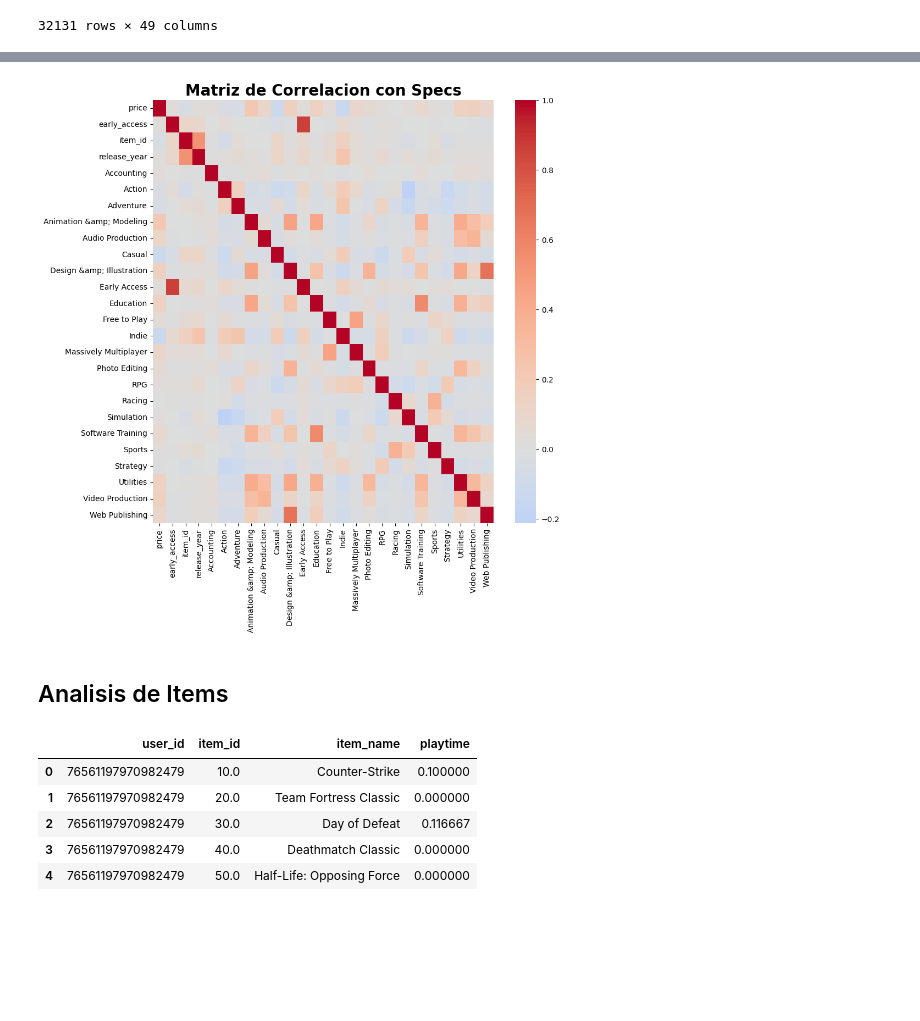
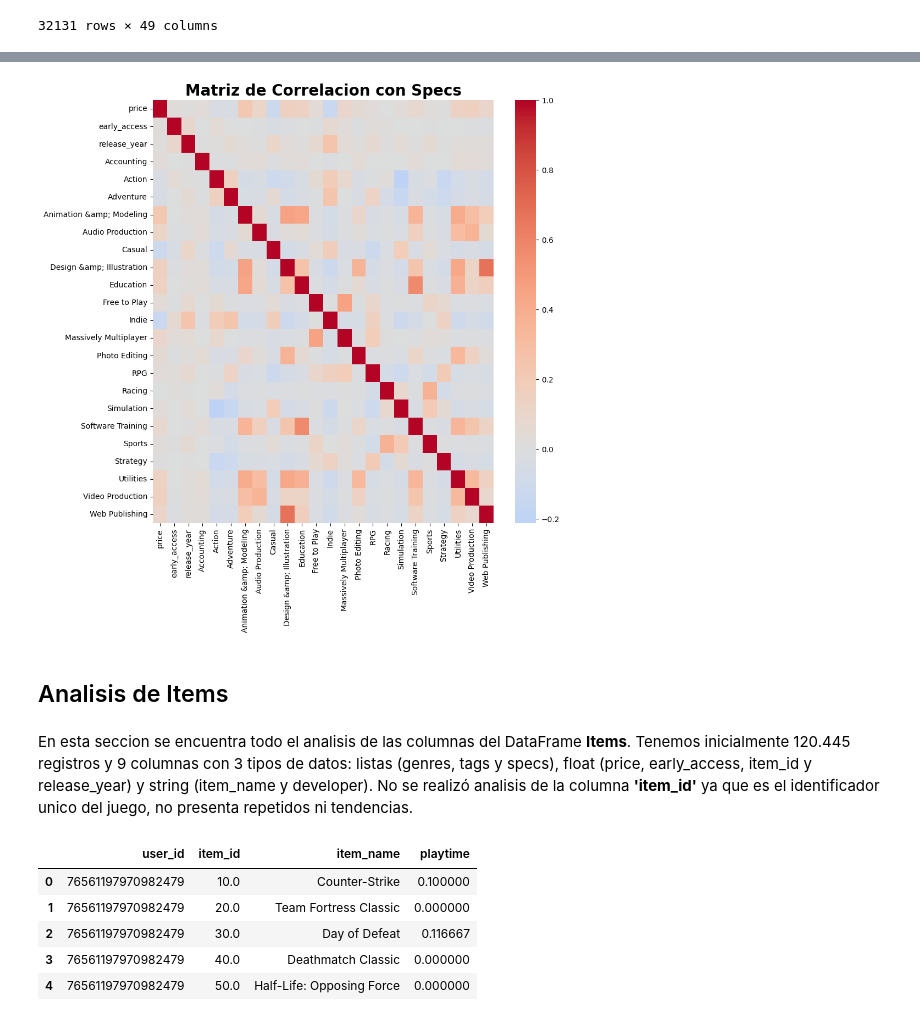
Before and after one commit to carocardenas0699/PI-Machine-Learning, a Jupyter notebook: EDA.ipynb, the cells around one changed output, grey strips where cells are left out. Cells and saved outputs as stored; diff of their text form; code cells hidden in the pictures; blank space fills up the shorter version.

```diff
--- a/EDA.ipynb
+++ b/EDA.ipynb
@@ -548,3 +708,5 @@ games_specs
 | 120443 | [Casual, Indie] | EXIT 2 - Directions | [Indie, Casual, Puzzle, Singlepla... | [Single-player, Steam Achievement... | 4.99 | 0.0 | 658870.0 | xropi,stev3ns | 2017.0 | ... |
 | 120444 | None | Maze Run VR | [Early Access, Adventure, Indie, ... | [Single-player, Stats, Steam Lead... | 4.99 | 1.0 | 681550.0 | None | NaN | ... |
 32131 rows × 49 columns
+# %%
+correlacion=games_gen.drop(columns=['genres','item_name','tags','specs','developer','item_id','Early Access']).corr()
@@ -551,13 +736,14 @@ games_specs
 # %%
-correlacion=games_gen.drop(columns=['genres','item_name','tags','specs','developer']).corr()
 plt.figure(figsize=(10,10))
 sns.heatmap(correlacion,cmap='coolwarm',center=0)
 plt.title('Matriz de Correlacion con Specs', fontweight = 'bold',fontsize=20)
 plt.show()
 # %% [output]
-[figure, old version]
+[figure, new version]
 # %% [markdown]
 ## Analisis de Items
+# %% [markdown]
+En esta seccion se encuentra todo el analisis de las columnas del DataFrame **Items**. Tenemos inicialmente 120.445 registros y 9 columnas con 3 tipos de datos: listas (genres, tags y specs), float (price, early_access, item_id y release_year) y string (item_name y developer). No se realizó analisis de la columna **'item_id'** ya que es el identificador unico del juego, no presenta repetidos ni tendencias.
 # %%
 items.head()
 # %% [output]
```
Also changed, not shown: parts of 56 cells of this notebook, 4 other files.
